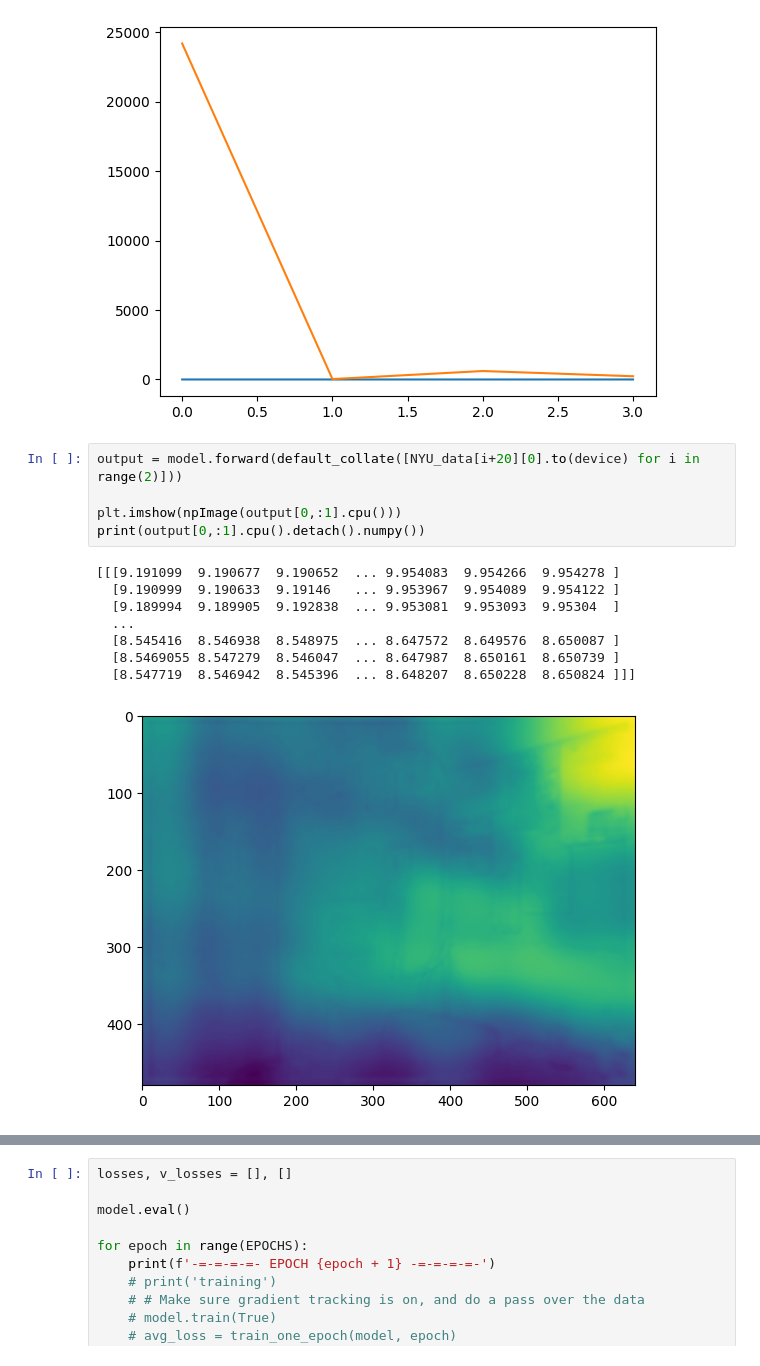
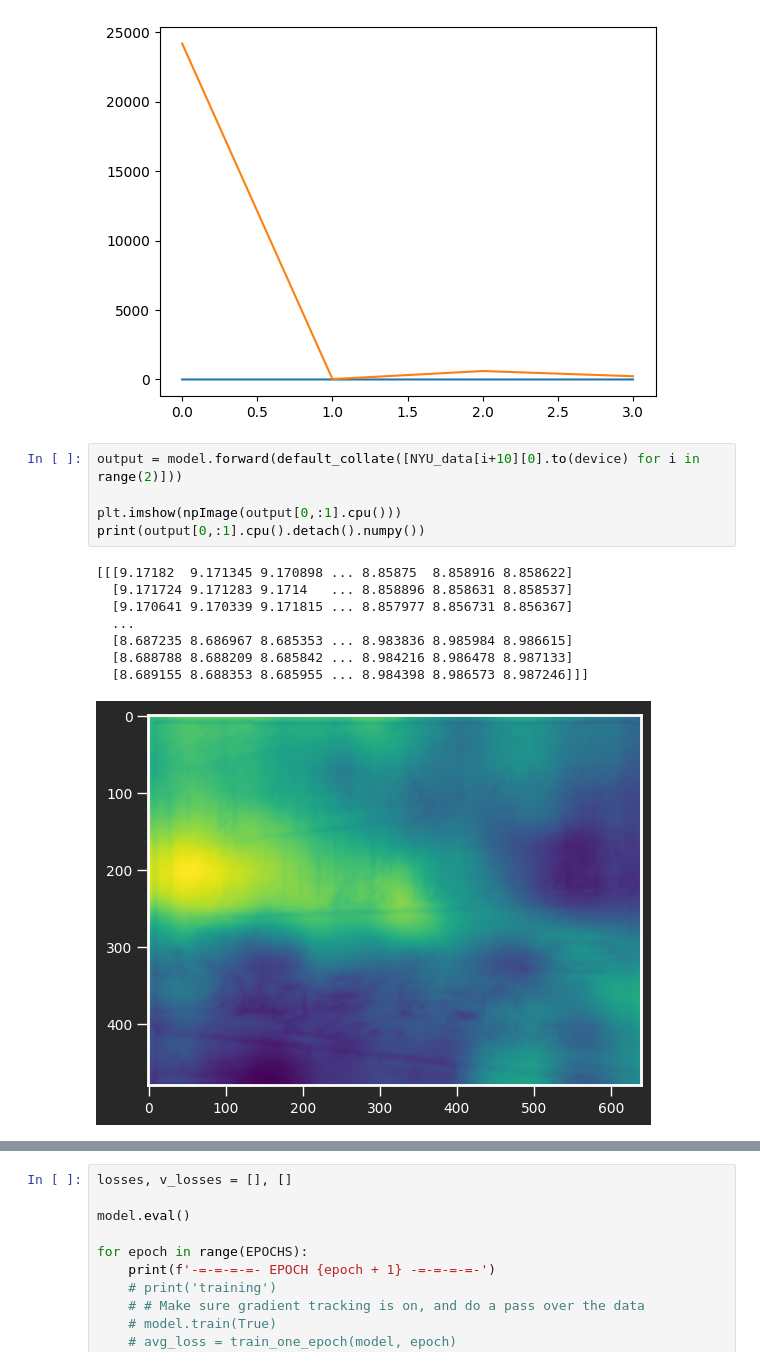
Before and after one commit to BoppleOpple/MonocularDepthPredictor, a Jupyter notebook: depthPredictor.ipynb, the cells around one changed output, grey strips where cells are left out. Drawn from its saved outputs; the diff is of its cells as text.

```diff
--- a/depthPredictor.ipynb
+++ b/depthPredictor.ipynb
@@ -398,19 +398,19 @@ plt.plot(range(len(v_losses)), v_losses)
 [<matplotlib.lines.Line2D at 0x...>]
 [figure]
 # %%
-output = model.forward(default_collate([NYU_data[i+20][0].to(device) for i in range(2)]))
+output = model.forward(default_collate([NYU_data[i+10][0].to(device) for i in range(2)]))
 
 plt.imshow(npImage(output[0,:1].cpu()))
 print(output[0,:1].cpu().detach().numpy())
 # %% [output]
-[[[9.191099  9.190677  9.190652  ... 9.954083  9.954266  9.954278 ]
-  [9.190999  9.190633  9.19146   ... 9.953967  9.954089  9.954122 ]
-  [9.189994  9.189905  9.192838  ... 9.953081  9.953093  9.95304  ]
+[[[9.17182  9.171345 9.170898 ... 8.85875  8.858916 8.858622]
+  [9.171724 9.171283 9.1714   ... 8.858896 8.858631 8.858537]
+  [9.170641 9.170339 9.171815 ... 8.857977 8.856731 8.856367]
   ...
-  [8.545416  8.546938  8.548975  ... 8.647572  8.649576  8.650087 ]
-  [8.5469055 8.547279  8.546047  ... 8.647987  8.650161  8.650739 ]
-  [8.547719  8.546942  8.545396  ... 8.648207  8.650228  8.650824 ]]]
+  [8.687235 8.686967 8.685353 ... 8.983836 8.985984 8.986615]
+  [8.688788 8.688209 8.685842 ... 8.984216 8.986478 8.987133]
+  [8.689155 8.688353 8.685955 ... 8.984398 8.986573 8.987246]]]
-[figure, old version]
+[figure, new version]
 # %%
 plot_images = [npImage(torch.mul(NYU_data[i+10][0], 255)) for i in range(num_shown)]
 plot_images.extend([npImage(img[:1].cpu()) for img in output])
```
Also changed, not shown: parts of 2 cells of this notebook.
